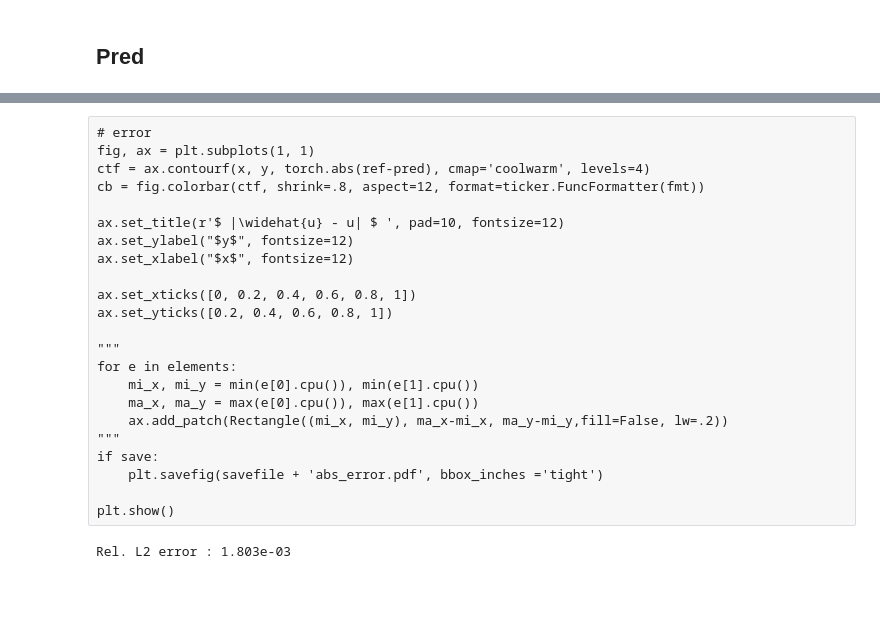
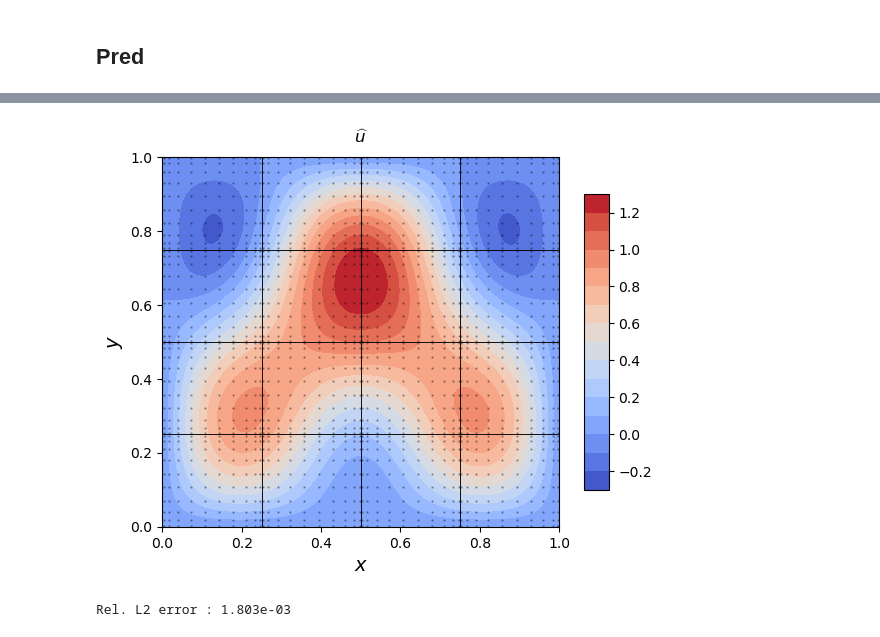
Before and after one commit to BMadir/PINNs-An-Introduction, a Jupyter notebook: PINNs_Ritz.ipynb, the cells around one changed output, grey strips where cells are left out. Saved outputs shown, nothing was run; the diff lists cells and outputs as text; code cells hidden in the pictures; blank space fills up the shorter version.

```diff
--- a/PINNs_Ritz.ipynb
+++ b/PINNs_Ritz.ipynb
@@ -297,26 +191,30 @@ plt.show()
-# %% [raw]
-# error
-fig, ax = plt.subplots(1, 1)
-ctf = ax.contourf(x, y, torch.abs(ref-pred), cmap='coolwarm', levels=4)
-cb = fig.colorbar(ctf, shrink=.8, aspect=12, format=ticker.FuncFormatter(fmt))
-
-ax.set_title(r'$ |\widehat{u} - u| $ ', pad=10, fontsize=12)
-ax.set_ylabel("$y$", fontsize=12)
-ax.set_xlabel("$x$", fontsize=12)
-
-ax.set_xticks([0, 0.2, 0.4, 0.6, 0.8, 1])
-ax.set_yticks([0.2, 0.4, 0.6, 0.8, 1])
-
-"""
-for e in elements:
-    mi_x, mi_y = min(e[0].cpu()), min(e[1].cpu())
-    ma_x, ma_y = max(e[0].cpu()), max(e[1].cpu())
-    ax.add_patch(Rectangle((mi_x, mi_y), ma_x-mi_x, ma_y-mi_y,fill=False, lw=.2))
-"""
-if save:
-    plt.savefig(savefile + 'abs_error.pdf', bbox_inches ='tight')
-
-plt.show()
+# %%
+# pred
+fig, ax = plt.subplots(1, 1)
+
+cb = ax.contourf(x, y, pred, cmap='coolwarm', levels=15)
+fig.colorbar(cb, shrink=.8, aspect=12)
+
+for e in elements:
+    mi_x, mi_y = min(e[0].cpu()), min(e[1].cpu())
+    ma_x, ma_y = max(e[0].cpu()), max(e[1].cpu())
+    ax.add_patch(Rectangle((mi_x, mi_y), ma_x-mi_x, ma_y-mi_y, fill=False, lw=.5))
+    _x_res, _y_res, _, _ = scale(x_q.to(device), y_q.to(device), e)
+    plt.scatter(_x_res.cpu(), _y_res.cpu(), s=.5, alpha=.3, c='k', label='$(x_r, y_r)$')
+
+#plt.scatter(x_bdry, y_bdry, c='r', marker='x', s=4)
+
+ax.set_title(r'$\widehat{u}$', pad=10, fontsize=12)
+ax.set_ylabel("$y$", fontsize=14)
+ax.set_xlabel("$x$", fontsize=14)
+
+#plt.legend(loc='upper right')
+if save:
+    plt.savefig(savedir + 'pred.pdf', bbox_inches ='tight')
+
+plt.show()
+# %% [output]
+[figure, added]
 # %%
 print(f'Rel. L2 error : {err_l2(ref, pred) :.3e}')
 # %% [output]
```
Also changed, not shown: parts of 31 cells of this notebook, 2 other files.
